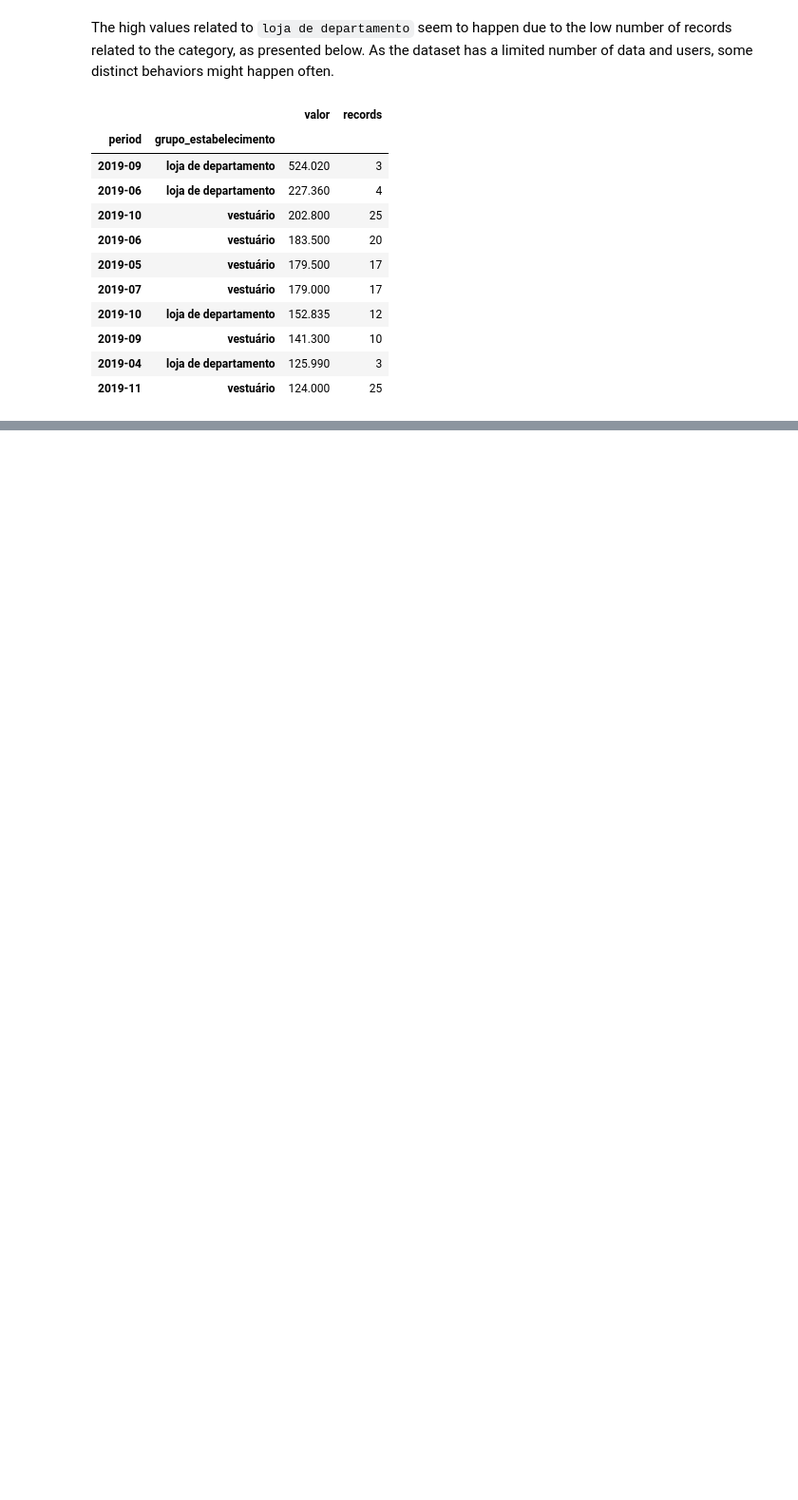
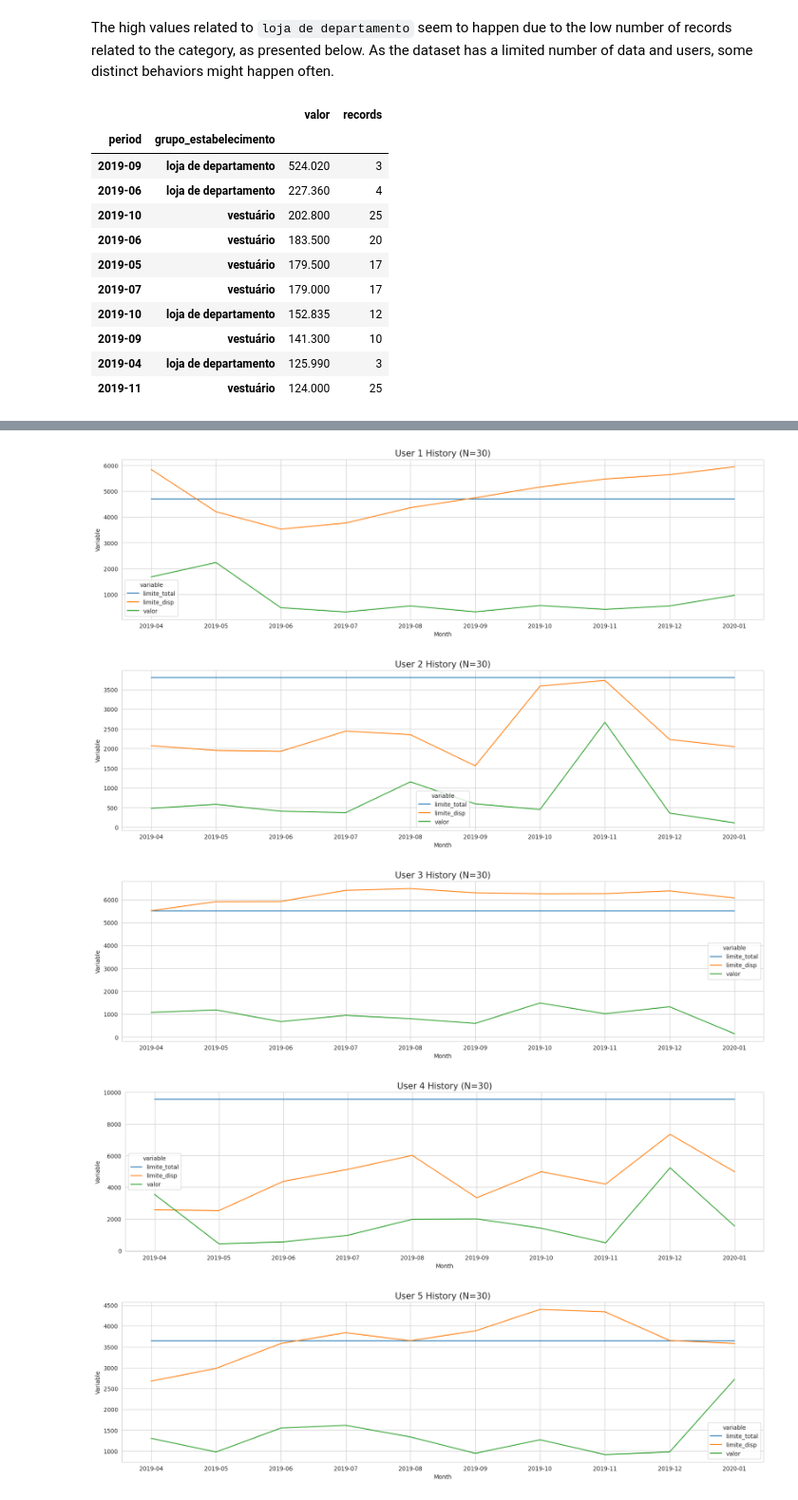
Before and after one commit to brunovilar/financial_transactions_classification, a Jupyter notebook: application/notebooks/02_ExploreDataset.ipynb, the cells around one changed output, grey strips where cells are left out. Shown at 95% size. Drawn from its saved outputs; the diff is of its cells as text; code cells hidden in the pictures; blank space fills up the shorter version.

```diff
--- a/application/notebooks/02_ExploreDataset.ipynb
+++ b/application/notebooks/02_ExploreDataset.ipynb
@@ -536,0 +541,32 @@ It is relevant to observe that the dataset split isolated at the training set th
+# %%
+selected_users = df.id.unique().tolist()[:10]
+
+for ix, user in enumerate(selected_users):
+
+    view_df = (
+        df
+        .loc[lambda f: f['id'] == user]
+        .assign(period=lambda f: f['period'].str.slice(0, 7))
+        [['id', 'limite_total', 'limite_disp', 'valor', 'period']]
+        .groupby(['id', 'period'])
+        .agg({'limite_total': 'max',
+              'limite_disp': 'max',
+              'valor': 'sum'})
+        .reset_index()
+        .sort_values(by=['period', 'id'])
+        .melt(id_vars=['id', 'period'], value_vars=['limite_total', 'limite_disp', 'valor'])
+    )
+
+    plt.figure(figsize=configs.plots.small_fig_size)
+    ax = sns.lineplot(x='period', y='value', hue='variable', data=view_df)
+    ax.set_title(f'User {ix + 1} History (N={len(view_df)})',
+                 fontdict={'fontsize':configs.plots.font_size})
+    ax.set_xlabel("Month")
+    ax.set_ylabel("Variable")
+    plt.show()
+# %% [output]
+[figure, added]
+[figure, added]
+[figure, added]
+[figure, added]
+[figure, added]
```
Also changed, not shown: parts of 19 cells of this notebook, 8 other files.
